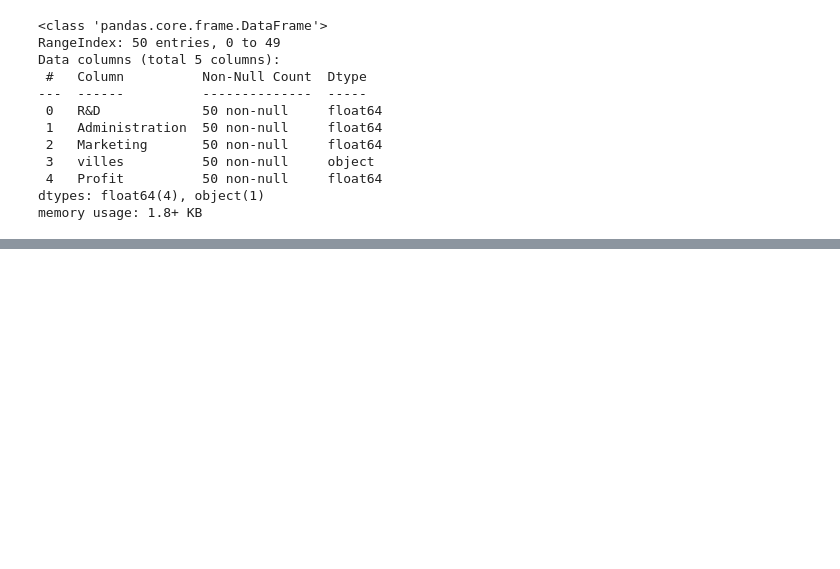
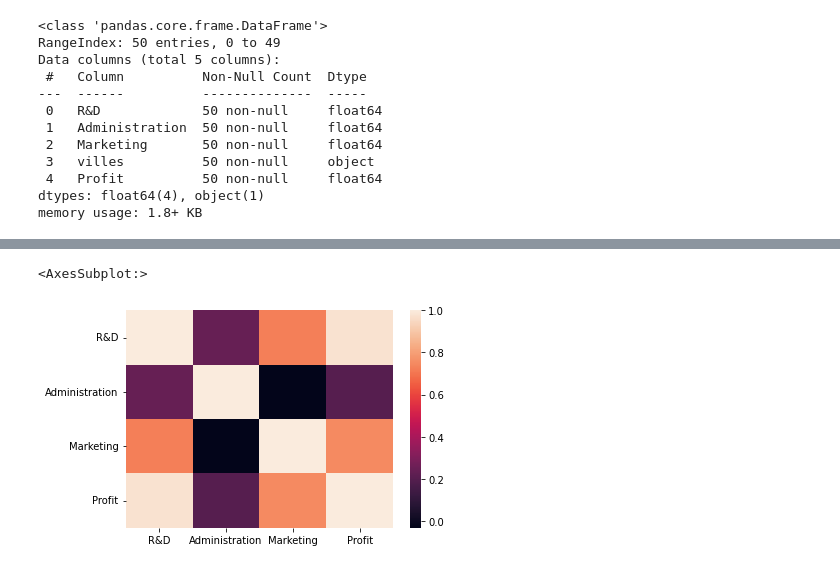
Before and after one commit to LeBonThib/SIMPLON_BPI_EDA, a Jupyter notebook: Linear_Regression.ipynb, the cells around one changed output, grey strips where cells are left out. Cells and saved outputs as stored; diff of their text form; code cells hidden in the pictures; blank space fills up the shorter version.

```diff
--- a/Linear_Regression.ipynb
+++ b/Linear_Regression.ipynb
@@ -42,0 +43,5 @@ ValueError: Mime type rendering requires nbformat>=4.2.0 but it is not installed
+# %%
+SNS.heatmap(data.corr())
+# %% [output]
+<AxesSubplot:>
+[figure, added]
```
Also changed, not shown: parts of 8 cells of this notebook.
